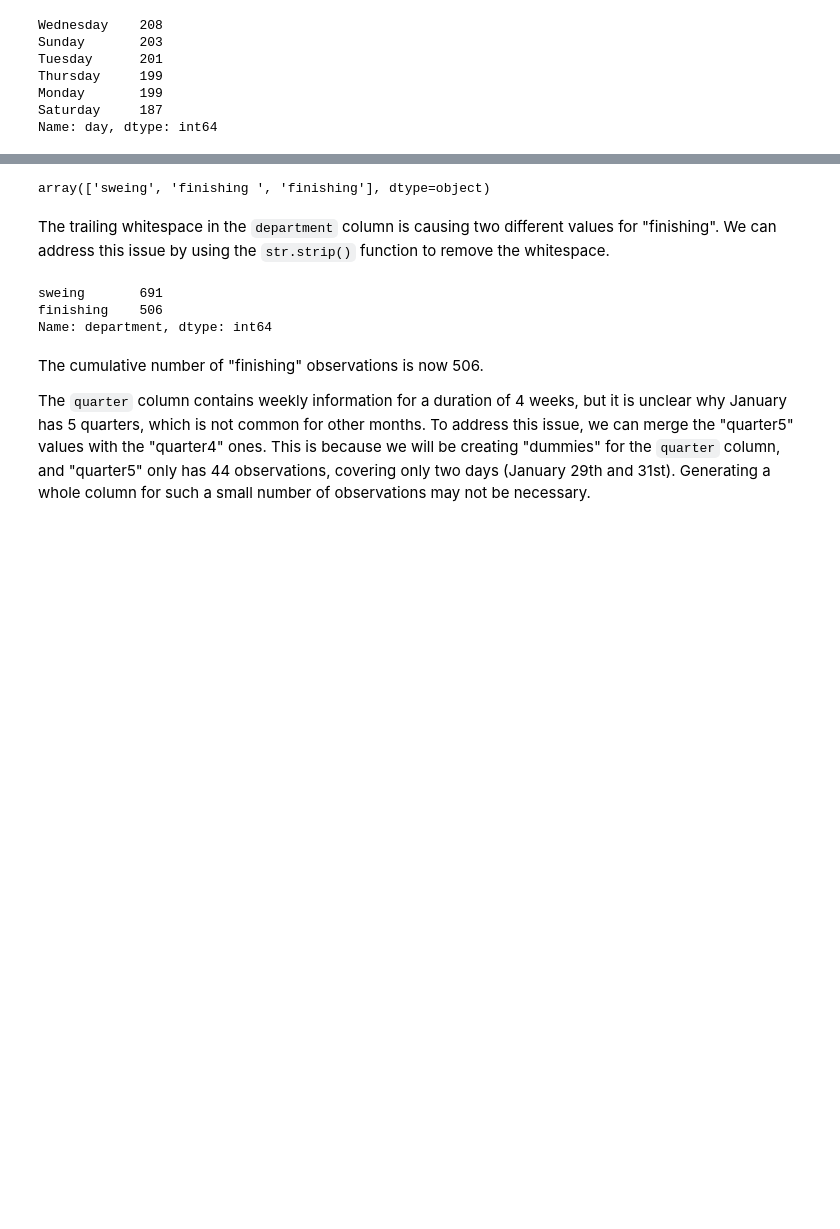
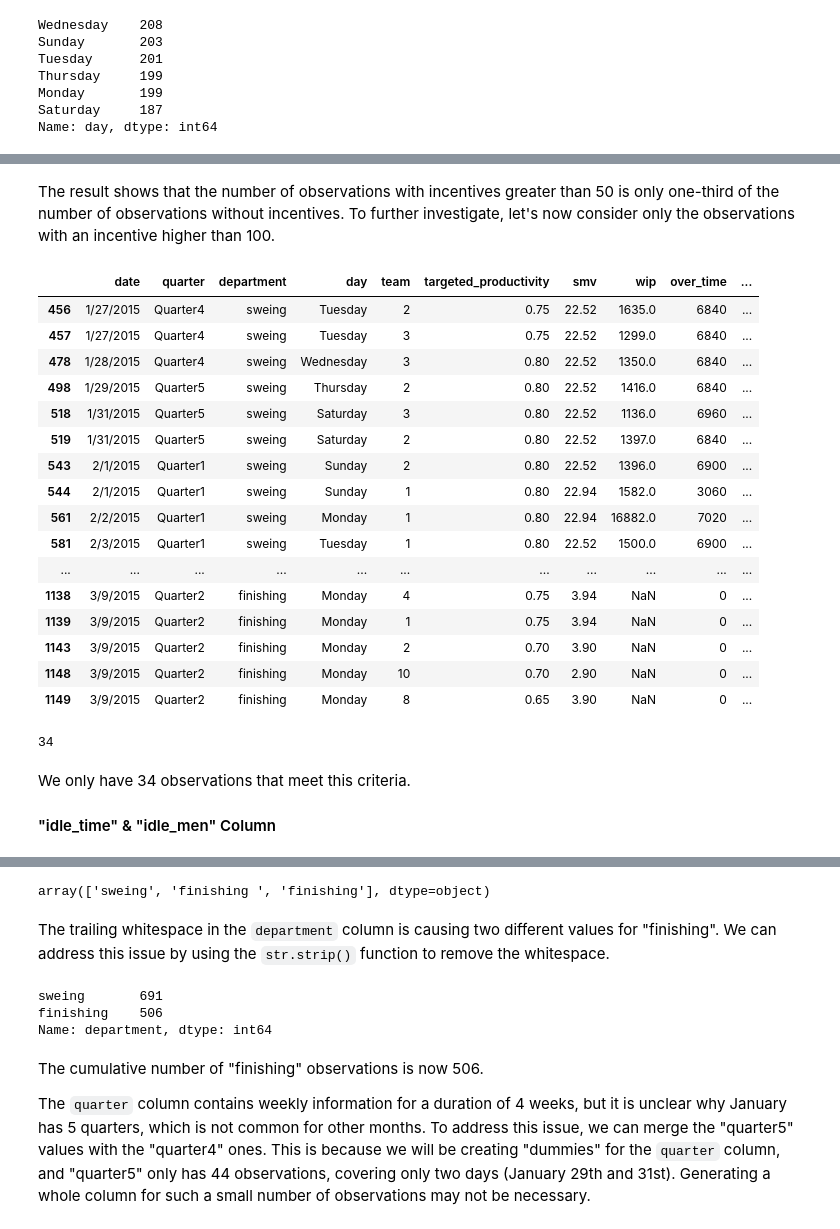
Before and after one commit to MuhammadAwon/datascience-projects, a Jupyter notebook: Projects/classifying-employee-productivity/employee-productivity.ipynb, the cells around one changed output, grey strips where cells are left out. Saved outputs shown, nothing was run; the diff lists cells and outputs as text; code cells hidden in the pictures; blank space fills up the shorter version.

```diff
--- a/Projects/classifying-employee-productivity/employee-productivity.ipynb
+++ b/Projects/classifying-employee-productivity/employee-productivity.ipynb
@@ -350 +641,31 @@ Name: day, dtype: int64
+# %% [markdown]
+The result shows that the number of observations with incentives greater than 50 is only one-third of the number of observations without incentives. To further investigate, let's now consider only the observations with an incentive higher than 100.
+# %%
+df[df['incentive'] > 100]
+# %% [output]
+|  | date | quarter | department | day | team | targeted_productivity | smv | wip | over_time | ... |
+| 456 | 1/27/2015 | Quarter4 | sweing | Tuesday | 2 | 0.75 | 22.52 | 1635.0 | 6840 | ... |
+| 457 | 1/27/2015 | Quarter4 | sweing | Tuesday | 3 | 0.75 | 22.52 | 1299.0 | 6840 | ... |
+| 478 | 1/28/2015 | Quarter4 | sweing | Wednesday | 3 | 0.80 | 22.52 | 1350.0 | 6840 | ... |
+| 498 | 1/29/2015 | Quarter5 | sweing | Thursday | 2 | 0.80 | 22.52 | 1416.0 | 6840 | ... |
+| 518 | 1/31/2015 | Quarter5 | sweing | Saturday | 3 | 0.80 | 22.52 | 1136.0 | 6960 | ... |
+| 519 | 1/31/2015 | Quarter5 | sweing | Saturday | 2 | 0.80 | 22.52 | 1397.0 | 6840 | ... |
+| 543 | 2/1/2015 | Quarter1 | sweing | Sunday | 2 | 0.80 | 22.52 | 1396.0 | 6900 | ... |
+| 544 | 2/1/2015 | Quarter1 | sweing | Sunday | 1 | 0.80 | 22.94 | 1582.0 | 3060 | ... |
+| 561 | 2/2/2015 | Quarter1 | sweing | Monday | 1 | 0.80 | 22.94 | 16882.0 | 7020 | ... |
+| 581 | 2/3/2015 | Quarter1 | sweing | Tuesday | 1 | 0.80 | 22.52 | 1500.0 | 6900 | ... |
+| ... | ... | ... | ... | ... | ... | ... | ... | ... | ... | ... |
+| 1138 | 3/9/2015 | Quarter2 | finishing | Monday | 4 | 0.75 | 3.94 | NaN | 0 | ... |
+| 1139 | 3/9/2015 | Quarter2 | finishing | Monday | 1 | 0.75 | 3.94 | NaN | 0 | ... |
+| 1143 | 3/9/2015 | Quarter2 | finishing | Monday | 2 | 0.70 | 3.90 | NaN | 0 | ... |
+| 1148 | 3/9/2015 | Quarter2 | finishing | Monday | 10 | 0.70 | 2.90 | NaN | 0 | ... |
+| 1149 | 3/9/2015 | Quarter2 | finishing | Monday | 8 | 0.65 | 3.90 | NaN | 0 | ... |
+# %%
+len(df[df['incentive'] > 100])
+# %% [output]
+34
+# %% [markdown]
+We only have 34 observations that meet this criteria.
+
+#### "idle_time" & "idle_men" Column
 # %% [markdown]
```
Also changed, not shown: parts of 47 cells of this notebook.
